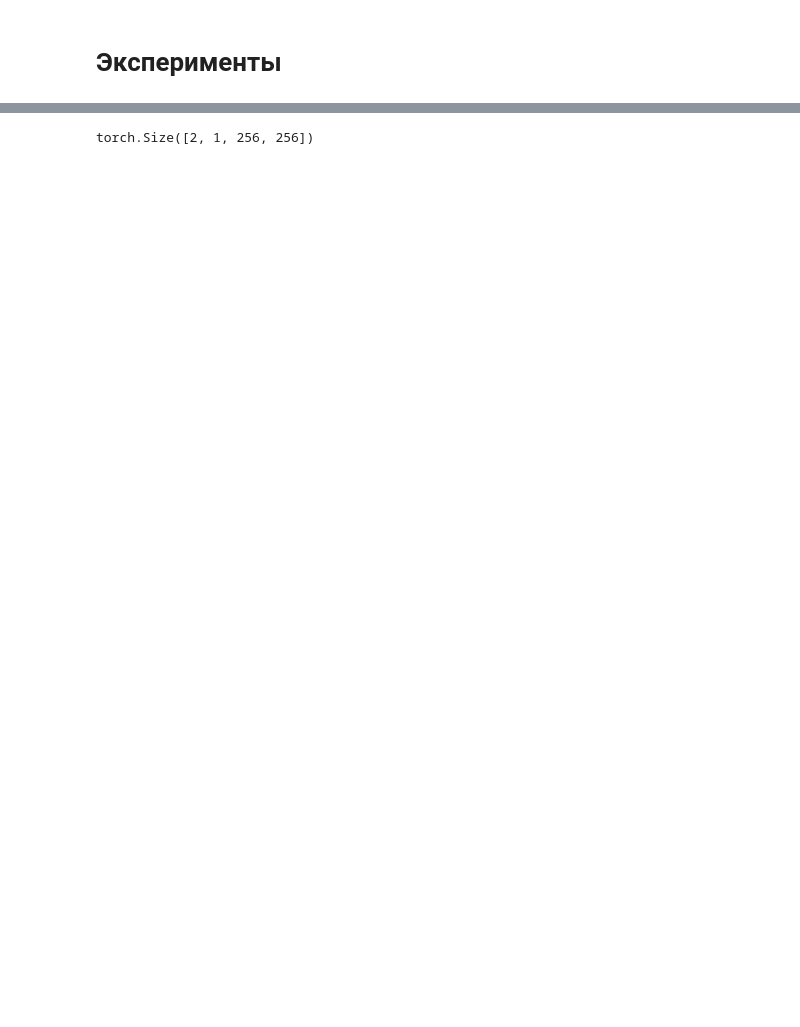
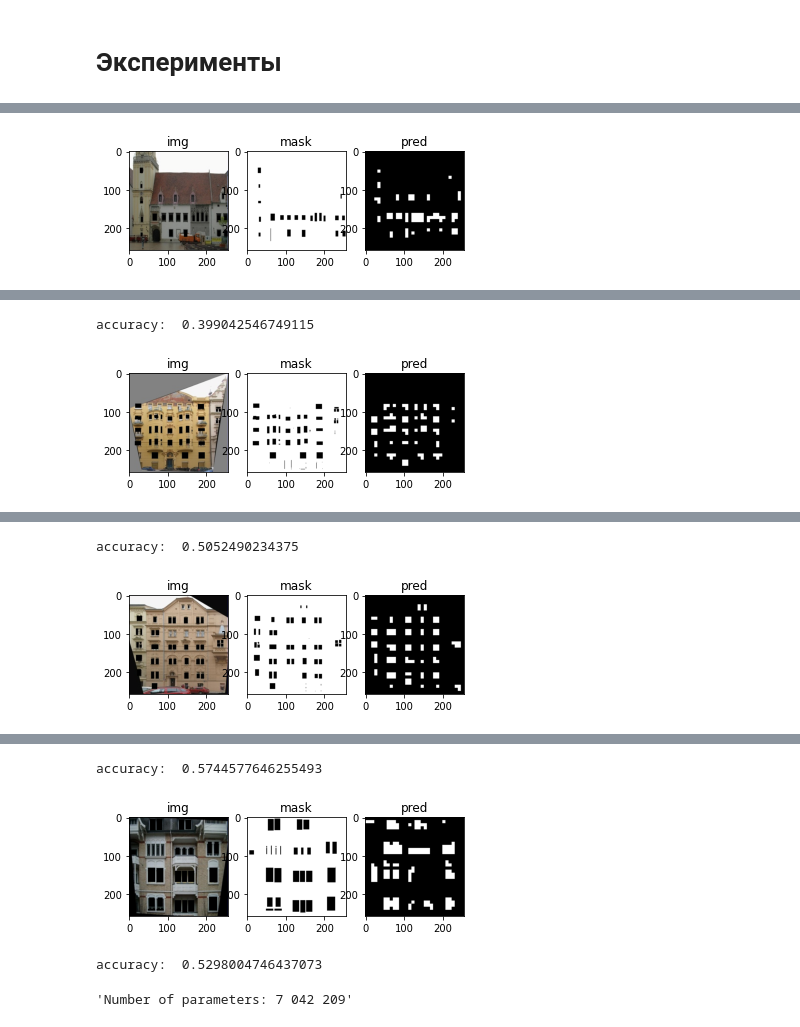
Before and after one commit to Adamsonbor/CV_Facades, a Jupyter notebook: cv_facades.ipynb, the cells around one changed output, grey strips where cells are left out. Cells and saved outputs as stored; diff of their text form; code cells hidden in the pictures; blank space fills up the shorter version.

```diff
--- a/cv_facades.ipynb
+++ b/cv_facades.ipynb
@@ -363,12 +345,13 @@ train(model, criterion, optim, scheduler, 10)
 # %%
-X, y = next(iter(val_loader))
-X = X.to(device)
-y = y.to(device)
+def show_results(model):
+    X, y = next(iter(val_loader))
+    X = X.to(device)
+    y = y.to(device)
 
-model.eval()
-preds = model(X).squeeze(1)
-pred = torch.sigmoid(preds).cpu().detach()
-# preds = rect_out(preds)
-for i in range(len(X)):
-    show_mask(X[i].cpu().detach(), y[i].cpu(), pred[i], mean, std)
-    print("acc ", 1 - criterion(preds[i].cpu().detach(), y[i].cpu()).item())
+    model.eval()
+    preds = model(X).squeeze(1)
+    pred = torch.sigmoid(preds).cpu().detach()
+    # preds = rect_out(preds)
+    for i in range(len(X)):
+        show_mask(X[i].cpu().detach(), y[i].cpu(), pred[i], mean, std)
+        print("accuracy: ", 1 - criterion(preds[i].cpu().detach(), y[i].cpu()).item())
@@ -387,0 +358,3 @@ acc  0.29487329721450806
+# %%
+show_results(model)
+# %% [output]
@@ -387,0 +362 @@ acc  0.29487329721450806
+[figure, added]
@@ -387,0 +364,2 @@ acc  0.29487329721450806
+accuracy:  0.399042546749115
+[figure, added]
@@ -387,0 +367,2 @@ acc  0.29487329721450806
+accuracy:  0.5052490234375
+[figure, added]
@@ -388,3 +370,6 @@ acc  0.29487329721450806
+accuracy:  0.5744577646255493
+[figure, added]
+accuracy:  0.5298004746437073
 # %%
 class FCNConvBlock(nn.Module):
     def __init__(self, in_channels, out_channels, activation):
@@ -428,9 +422,16 @@ class NewFCN(nn.Module):
         x = self.classifier(x)
         return x
 # %%
-X = torch.rand(2, 3, 256, 256).float()
-y = torch.rand(2, 256, 256).float()
-model = NewFCN()
-model(X).shape
+torch.cuda.empty_cache()
+model = FCNWithDecoder().to(device)
+criterion = DiceLoss()
+optim = Adam(model.parameters(), lr=0.001, amsgrad=True)
+scheduler = torch.optim.lr_scheduler.ReduceLROnPlateau(optim, \
+                                                       mode="min",\
+                                                       factor=0.2,\
+                                                       threshold=0.01,\
+                                                       patience=2)
+n = sum([p.numel() for p in model.parameters()])
+f"Number of parameters: {n // 1000_000} {(n // 1000 % 1000):03} {(n % 1000)}"
 # %% [output]
-torch.Size([2, 1, 256, 256])
+'Number of parameters: 7 042 209'
```
Also changed, not shown: parts of 20 cells of this notebook.
